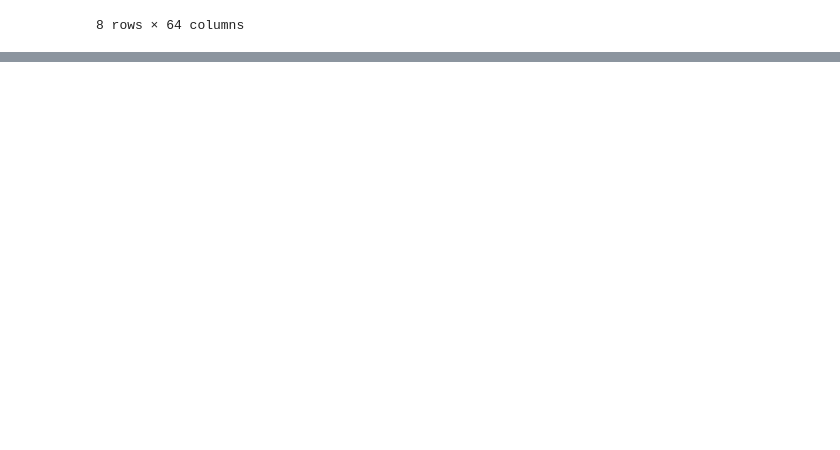
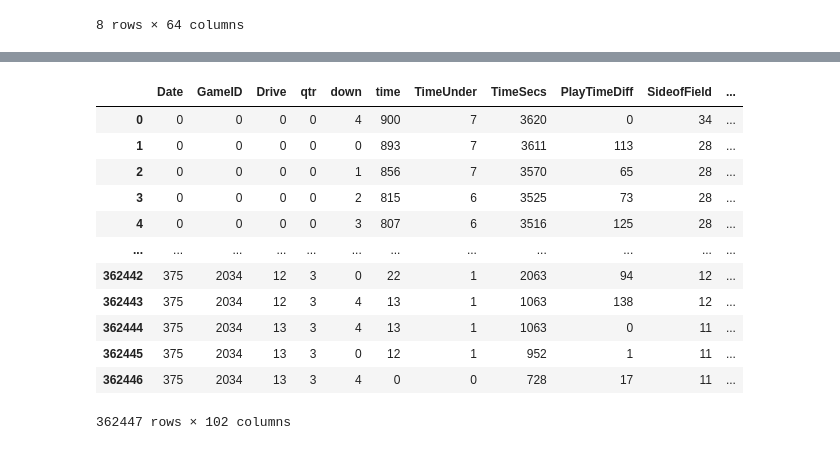
Before and after one commit to timosean/ML-playground, a Jupyter notebook: data_processing/assignment1.ipynb, the cells around one changed output, grey strips where cells are left out. Saved outputs shown, nothing was run; the diff lists cells and outputs as text; code cells hidden in the pictures; blank space fills up the shorter version.

Commit message:
0925 data preprocessing practice

```diff
--- a/data_processing/assignment1.ipynb
+++ b/data_processing/assignment1.ipynb
@@ -33,0 +123,29 @@ nfl.describe()
+# %%
+#LabelEncoding 시도해보기
+from sklearn.preprocessing import LabelEncoder
+
+#nfl copy본 생성
+le_nfl = nfl.copy()
+
+#LabelEncoder
+le = LabelEncoder()
+
+#fit_transform
+for col in le_nfl:
+    le_nfl[col] = le.fit_transform(le_nfl[col].astype(str).values)
+
+le_nfl
+# %% [output]
+|  | Date | GameID | Drive | qtr | down | time | TimeUnder | TimeSecs | PlayTimeDiff | SideofField | ... |
+| 0 | 0 | 0 | 0 | 0 | 4 | 900 | 7 | 3620 | 0 | 34 | ... |
+| 1 | 0 | 0 | 0 | 0 | 0 | 893 | 7 | 3611 | 113 | 28 | ... |
+| 2 | 0 | 0 | 0 | 0 | 1 | 856 | 7 | 3570 | 65 | 28 | ... |
+| 3 | 0 | 0 | 0 | 0 | 2 | 815 | 6 | 3525 | 73 | 28 | ... |
+| 4 | 0 | 0 | 0 | 0 | 3 | 807 | 6 | 3516 | 125 | 28 | ... |
+| ... | ... | ... | ... | ... | ... | ... | ... | ... | ... | ... | ... |
+| 362442 | 375 | 2034 | 12 | 3 | 0 | 22 | 1 | 2063 | 94 | 12 | ... |
+| 362443 | 375 | 2034 | 12 | 3 | 4 | 13 | 1 | 1063 | 138 | 12 | ... |
+| 362444 | 375 | 2034 | 13 | 3 | 4 | 13 | 1 | 1063 | 0 | 11 | ... |
+| 362445 | 375 | 2034 | 13 | 3 | 0 | 12 | 1 | 952 | 1 | 11 | ... |
+| 362446 | 375 | 2034 | 13 | 3 | 4 | 0 | 0 | 728 | 17 | 11 | ... |
+362447 rows × 102 columns
```
Also changed, not shown: parts of 14 cells of this notebook, 1 other file.
